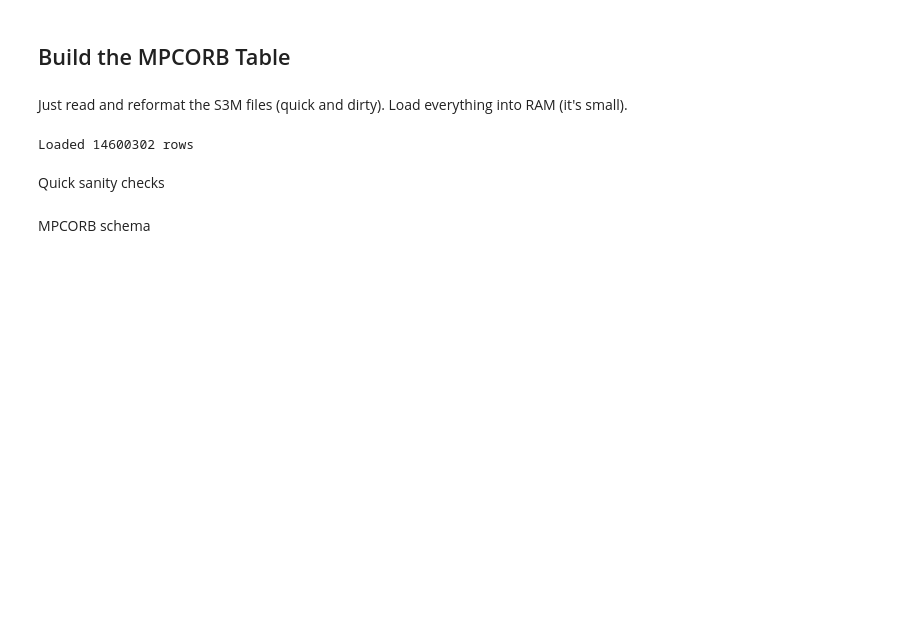
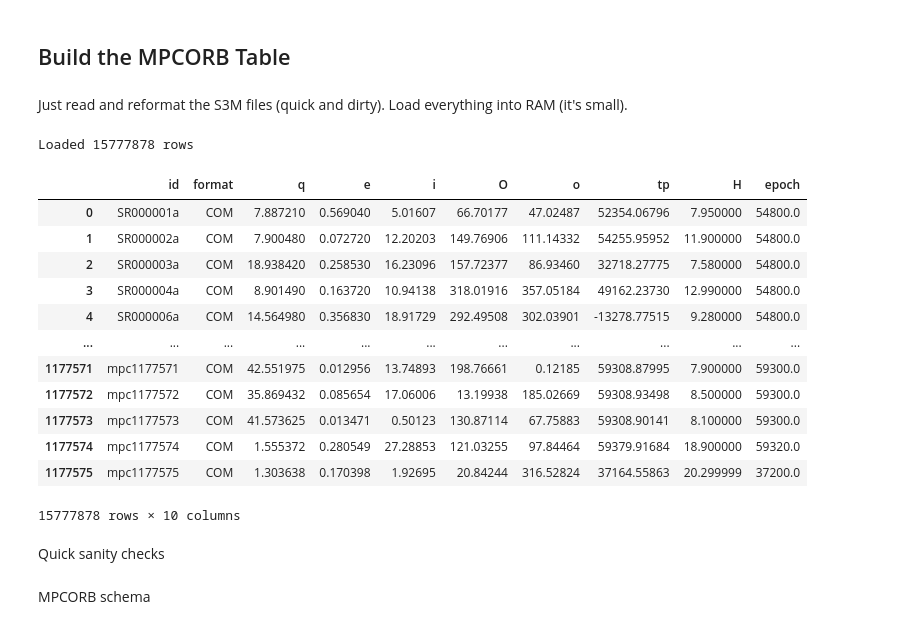
Before and after one commit to mjuric/ssp-ddpp, a Jupyter notebook: daily-data-products-pipeline.ipynb, the cells around one changed output. Drawn from its saved outputs; the diff is of its cells as text; code cells hidden in the pictures; blank space fills up the shorter version.

```diff
--- a/daily-data-products-pipeline.ipynb
+++ b/daily-data-products-pipeline.ipynb
@@ -555,34 +591,51 @@ dtyp={
     "id": str,
     "format": str,
     "q": 'f8',
     "e": 'f8',
     "i": 'f8',
     "O": 'f8',
     "o": 'f8',
     "tp": 'f8',
     "H": 'f4',
     "epoch": 'f8'
 }
 
 dfs = []
 from tqdm.notebook import tqdm
 mpcinputs = glob.glob("S3M_v09.05.15/S*.s3m")
 mpcinputs.remove("S3M_v09.05.15/SH.s3m") # FIXME: this one has duplicate names with S0 (???)
 for fn in tqdm(mpcinputs):
     try:
         df = pd.read_csv(fn, header=None, skiprows=2, names=names, usecols=usecols, dtype=dtyp, delim_whitespace=True)
     except ValueError:
         # some files have an extra column
         df = pd.read_csv(fn, header=None, skiprows=2, names=names + ["_"], usecols=usecols, dtype=dtyp, delim_whitespace=True)
     dfs.append(df)
 
+if load_mpcorb:
+    dfs.append(load_mpcorb_ssm())
+
 df = pd.concat(dfs)
 del dfs
 
 nmpc = len(df)
 print(f"Loaded {nmpc} rows")
+df
 # %% [output]
-Loaded 14600302 rows
+Loaded 15777878 rows
+|  | id | format | q | e | i | O | o | tp | H | epoch |
+| 0 | SR000001a | COM | 7.887210 | 0.569040 | 5.01607 | 66.70177 | 47.02487 | 52354.06796 | 7.950000 | 54800.0 |
+| 1 | SR000002a | COM | 7.900480 | 0.072720 | 12.20203 | 149.76906 | 111.14332 | 54255.95952 | 11.900000 | 54800.0 |
+| 2 | SR000003a | COM | 18.938420 | 0.258530 | 16.23096 | 157.72377 | 86.93460 | 32718.27775 | 7.580000 | 54800.0 |
+| 3 | SR000004a | COM | 8.901490 | 0.163720 | 10.94138 | 318.01916 | 357.05184 | 49162.23730 | 12.990000 | 54800.0 |
+| 4 | SR000006a | COM | 14.564980 | 0.356830 | 18.91729 | 292.49508 | 302.03901 | -13278.77515 | 9.280000 | 54800.0 |
+| ... | ... | ... | ... | ... | ... | ... | ... | ... | ... | ... |
+| 1177571 | mpc1177571 | COM | 42.551975 | 0.012956 | 13.74893 | 198.76661 | 0.12185 | 59308.87995 | 7.900000 | 59300.0 |
+| 1177572 | mpc1177572 | COM | 35.869432 | 0.085654 | 17.06006 | 13.19938 | 185.02669 | 59308.93498 | 8.500000 | 59300.0 |
+| 1177573 | mpc1177573 | COM | 41.573625 | 0.013471 | 0.50123 | 130.87114 | 67.75883 | 59308.90141 | 8.100000 | 59300.0 |
+| 1177574 | mpc1177574 | COM | 1.555372 | 0.280549 | 27.28853 | 121.03255 | 97.84464 | 59379.91684 | 18.900000 | 59320.0 |
+| 1177575 | mpc1177575 | COM | 1.303638 | 0.170398 | 1.92695 | 20.84244 | 316.52824 | 37164.55863 | 20.299999 | 37200.0 |
+15777878 rows × 10 columns
 # %% [markdown]
 Quick sanity checks
 # %%
```
Also changed, not shown: parts of 37 cells of this notebook.
